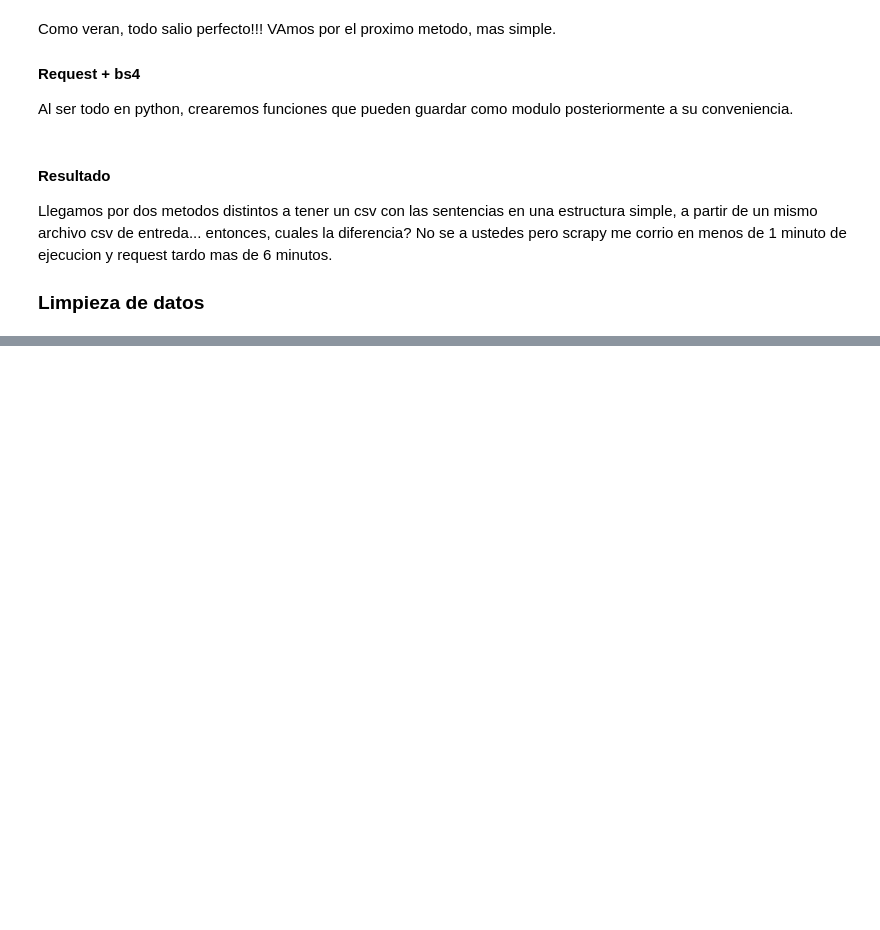
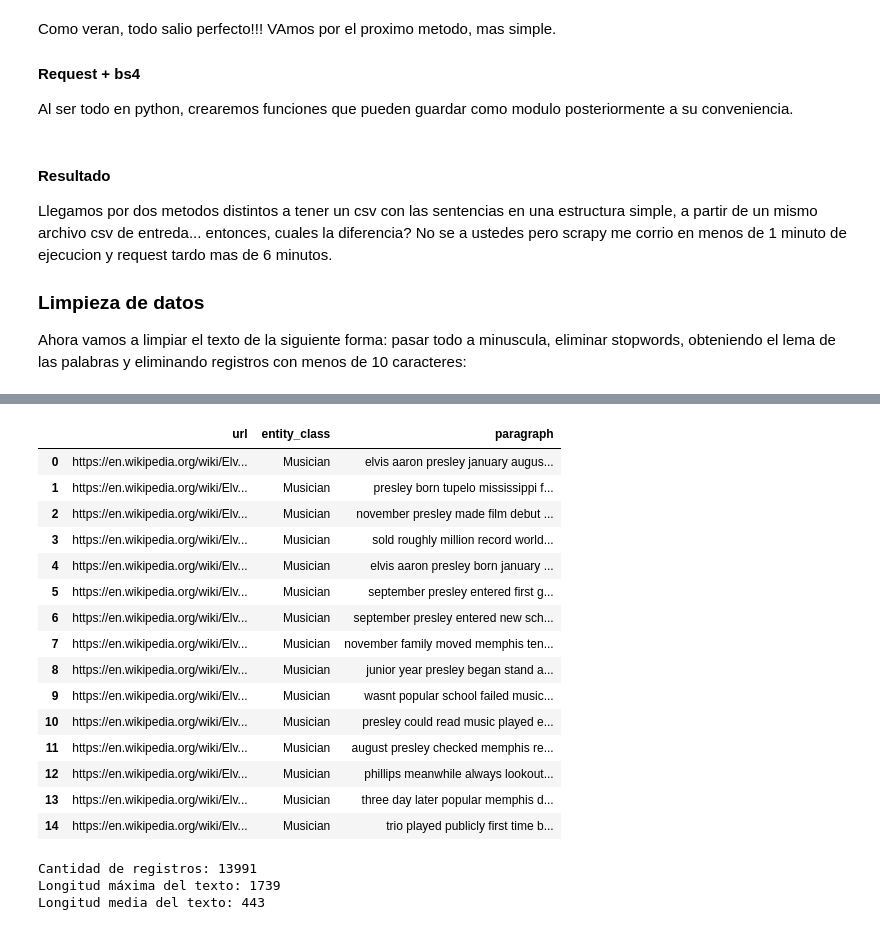
Before and after one commit to pedrofranke/Clasificador_de_texto_NLP_1, a Jupyter notebook: Principal.ipynb, the cells around one changed output, grey strips where cells are left out. Drawn from its saved outputs; the diff is of its cells as text; code cells hidden in the pictures; blank space fills up the shorter version.

Commit message:
Finalizada la limpieza de datos

```diff
--- a/Principal.ipynb
+++ b/Principal.ipynb
@@ -370,3 +370,36 @@ df_request.to_csv('Datasets/output_request.csv')
 Llegamos por dos metodos distintos a tener un csv con las sentencias en una estructura simple, a partir de un mismo archivo csv de entreda... entonces, cuales la diferencia? No se a ustedes pero scrapy me corrio en menos de 1 minuto de ejecucion y request tardo mas de 6 minutos.
 
 ### Limpieza de datos
+
+Ahora vamos a limpiar el texto de la siguiente forma: pasar todo a minuscula, eliminar stopwords, obteniendo el lema de las palabras y eliminando registros con menos de 10 caracteres:
+# %%
+import nltk
+import re
+import pandas as pd
+
+nltk.download('stopwords')
+nltk.download('wordnet')
+nltk.download('punkt')
+
+def limpieza_texto(ruta_archivo):
+    df = pd.read_csv(ruta_archivo) #importamos el df
+
+    df['paragraph'] = df['paragraph'].apply(lambda x: re.sub(r'\[.*?\]','',x)) #eliminamos lo contenido entre [], ejemplo [a] en el registro 1
+
+    df['paragraph'] = df['paragraph'].str.lower() #pasamos todo a lowercase
+    df['paragraph'] = df['paragraph'].apply(lambda x: re.sub(r'[^\w\s]', '', x)) #eliminamos todos los caracteres no alfanumericos
+
+    stop_words = set(nltk.corpus.stopwords.words('english')) #tomamos los stop_words
+    lemmatizer = nltk.stem.WordNetLemmatizer() #generamos el operador "lematizador"
+    df['paragraph'] = df['paragraph'].apply(lambda x: ' '.join([lemmatizer.lemmatize(word) for word in x.split() if word not in stop_words and not word.isnumeric()]))
+    #analicemos la formula anterior, itera sobre paragraph del df y le aplica una funcion que lo que hace es a cada registro (x) lo parte en palabras (un registro por cada espacio).
+    #luego, si se cumple la condicion de que la palabra no esta contenida en los stopwords ni es un numero, la hace un lema (una palabra 'basica' relacionada con la word)
+
+    df['number_of_words'] = df['paragraph'].apply(lambda x: len(re.findall(r'\w+', x))) #crea un campo nuevo en el df con la cantidad de palabras del paragraph
+    df = df[df['number_of_words'] >= 10].drop(columns='number_of_words') #elimina del df los registros que tienen menos de 10 palabras y elimina del df las columnas mencionadas
+
+    return df
+
+df_limpio = limpieza_texto('Datasets/output_request.csv')
+df_limpio.head(15)
+# %% [output]
@@ -372,0 +415,34 @@ Llegamos por dos metodos distintos a tener un csv con las sentencias en una estr
+|  | url | entity_class | paragraph |
+| 0 | https://en.wikipedia.org/wiki/Elv... | Musician | elvis aaron presley january augus... |
+| 1 | https://en.wikipedia.org/wiki/Elv... | Musician | presley born tupelo mississippi f... |
+| 2 | https://en.wikipedia.org/wiki/Elv... | Musician | november presley made film debut ... |
+| 3 | https://en.wikipedia.org/wiki/Elv... | Musician | sold roughly million record world... |
+| 4 | https://en.wikipedia.org/wiki/Elv... | Musician | elvis aaron presley born january ... |
+| 5 | https://en.wikipedia.org/wiki/Elv... | Musician | september presley entered first g... |
+| 6 | https://en.wikipedia.org/wiki/Elv... | Musician | september presley entered new sch... |
+| 7 | https://en.wikipedia.org/wiki/Elv... | Musician | november family moved memphis ten... |
+| 8 | https://en.wikipedia.org/wiki/Elv... | Musician | junior year presley began stand a... |
+| 9 | https://en.wikipedia.org/wiki/Elv... | Musician | wasnt popular school failed music... |
+| 10 | https://en.wikipedia.org/wiki/Elv... | Musician | presley could read music played e... |
+| 11 | https://en.wikipedia.org/wiki/Elv... | Musician | august presley checked memphis re... |
+| 12 | https://en.wikipedia.org/wiki/Elv... | Musician | phillips meanwhile always lookout... |
+| 13 | https://en.wikipedia.org/wiki/Elv... | Musician | three day later popular memphis d... |
+| 14 | https://en.wikipedia.org/wiki/Elv... | Musician | trio played publicly first time b... |
+# %%
+import numpy as np
+
+# cantidad de registros
+cant_registros = df_limpio.shape[0]
+print("Cantidad de registros:", cant_registros)
+
+# maxima longitud de sentencia
+max_longitud = max(df_limpio['paragraph'].apply(len))
+print("Longitud máxima del texto:", max_longitud)
+
+# longitud promedio de sentencia
+mean_longitud = round(np.mean(df_limpio['paragraph'].apply(len)))
+print("Longitud media del texto:", mean_longitud)
+# %% [output]
+Cantidad de registros: 13991
+Longitud máxima del texto: 1739
+Longitud media del texto: 443
```
Also changed, not shown: parts of 2 cells of this notebook, 1 other file.
